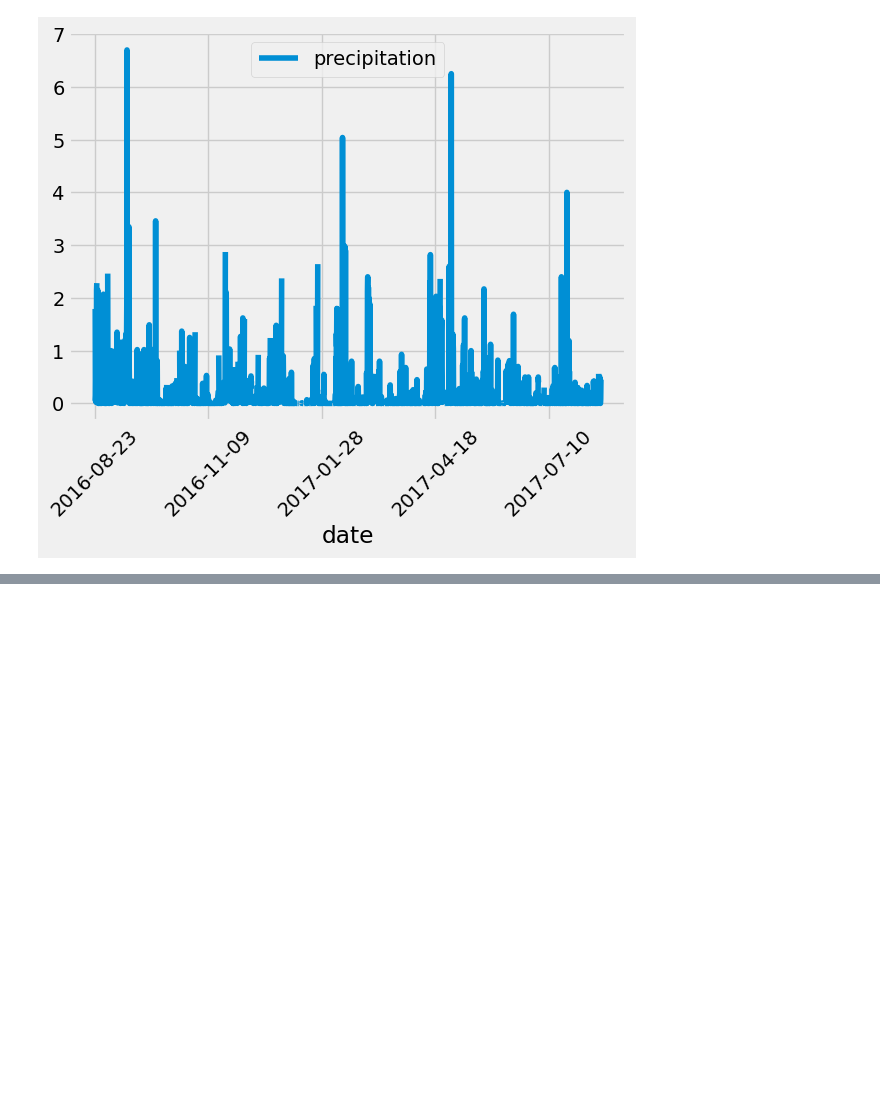
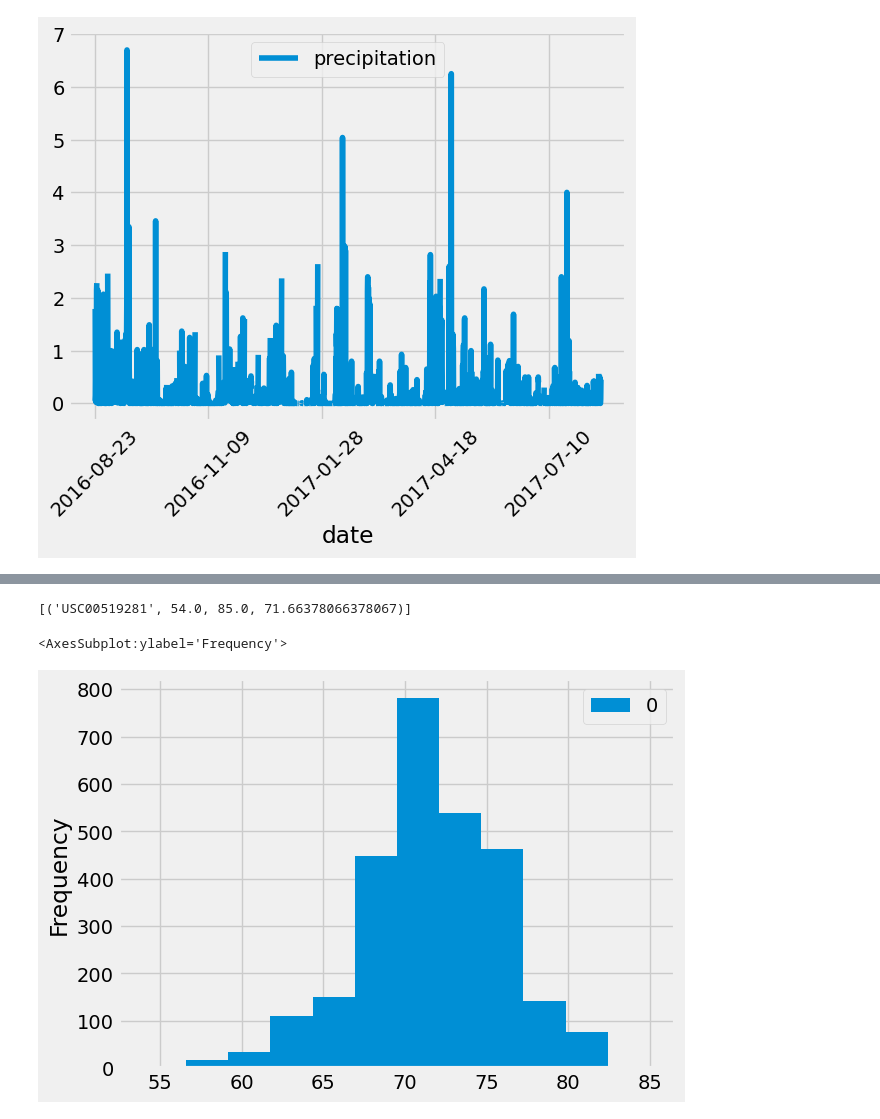
Before and after one commit to Merfrey/sqlalchemy-challenge, a Jupyter notebook: SurfsUp/Data_Surfing.ipynb, the cells around one changed output, grey strips where cells are left out. Drawn from its saved outputs; the diff is of its cells as text; code cells hidden in the pictures; blank space fills up the shorter version.

```diff
--- a/SurfsUp/Data_Surfing.ipynb
+++ b/SurfsUp/Data_Surfing.ipynb
@@ -168,0 +212,19 @@ plt.show()
+# %%
+# Using the most active station id from the previous query, calculate the lowest, highest, and average temperature.
+session.query(MeasureReference.station, func.min(MeasureReference.tobs), func.max(MeasureReference.tobs),\
+func.avg(MeasureReference.tobs)).filter(MeasureReference.station == "USC00519281").all()
+# %% [output]
+[('USC00519281', 54.0, 85.0, 71.66378066378067)]
+# %%
+# Using the most active station id
+# Query the last 12 months of temperature observation data for this station and plot the results as a histogram
+
+results = session.query(MeasureReference.tobs).filter().\
+filter(MeasureReference.station == "USC00519281").all()
+
+dfSession = pd.DataFrame(results)
+
+dfSession.plot(kind="hist", bins=12)
+# %% [output]
+<AxesSubplot:ylabel='Frequency'>
+[figure, added]
```
Also changed, not shown: parts of 16 cells of this notebook, 1 other file.
